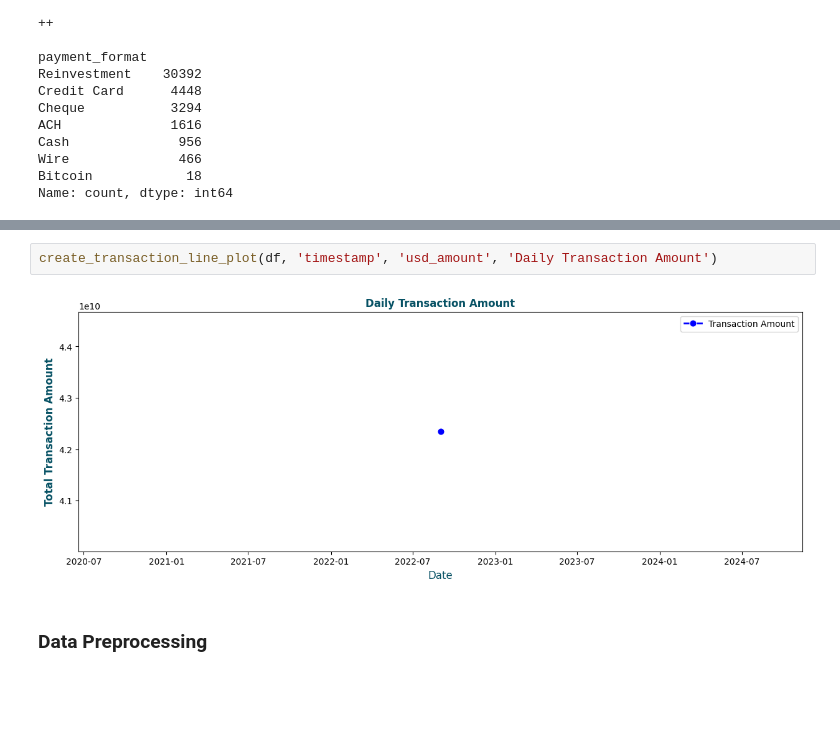
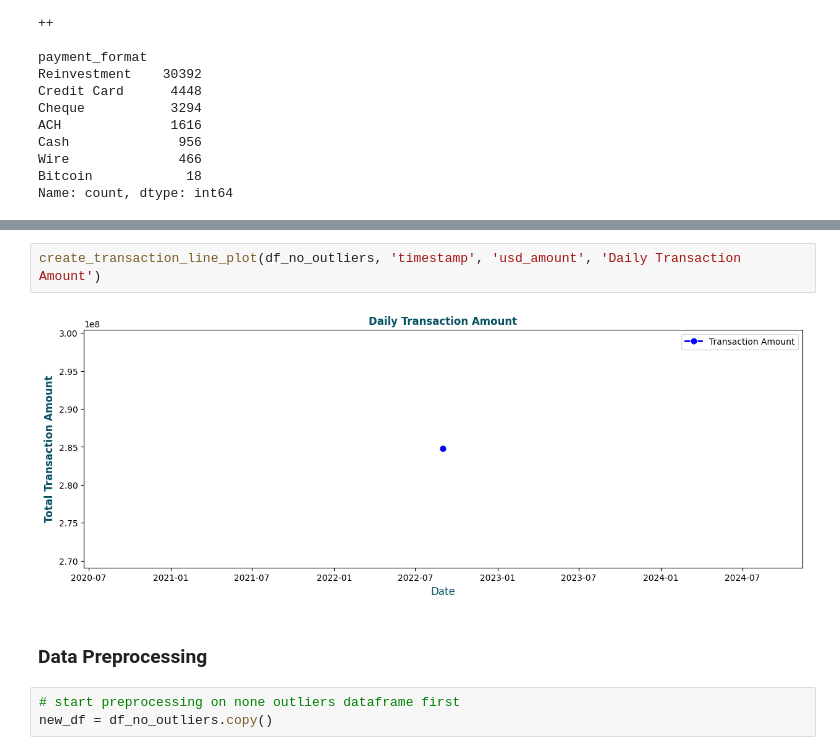
Before and after one commit to votanasrey/Hybrid-Node-Clustering-Approach-for-Graph-Based-Anti-Money-Laundering, a Jupyter notebook: model_dev/logistic_regression.ipynb, the cells around one changed output, grey strips where cells are left out. Saved outputs shown, nothing was run; the diff lists cells and outputs as text; blank space fills up the shorter version.

```diff
--- a/model_dev/logistic_regression.ipynb
+++ b/model_dev/logistic_regression.ipynb
@@ -479,7 +495,10 @@ max         21.168830
 Name: usd_amount, dtype: float64
 # %%
-create_transaction_line_plot(df, 'timestamp', 'usd_amount', 'Daily Transaction Amount')
+create_transaction_line_plot(df_no_outliers, 'timestamp', 'usd_amount', 'Daily Transaction Amount')
 # %% [output]
-[figure, old version]
+[figure, new version]
 # %% [markdown]
 ### Data Preprocessing
+# %%
+# start preprocessing on none outliers dataframe first
+new_df = df_no_outliers.copy()
```
Also changed, not shown: parts of 7 cells of this notebook.
